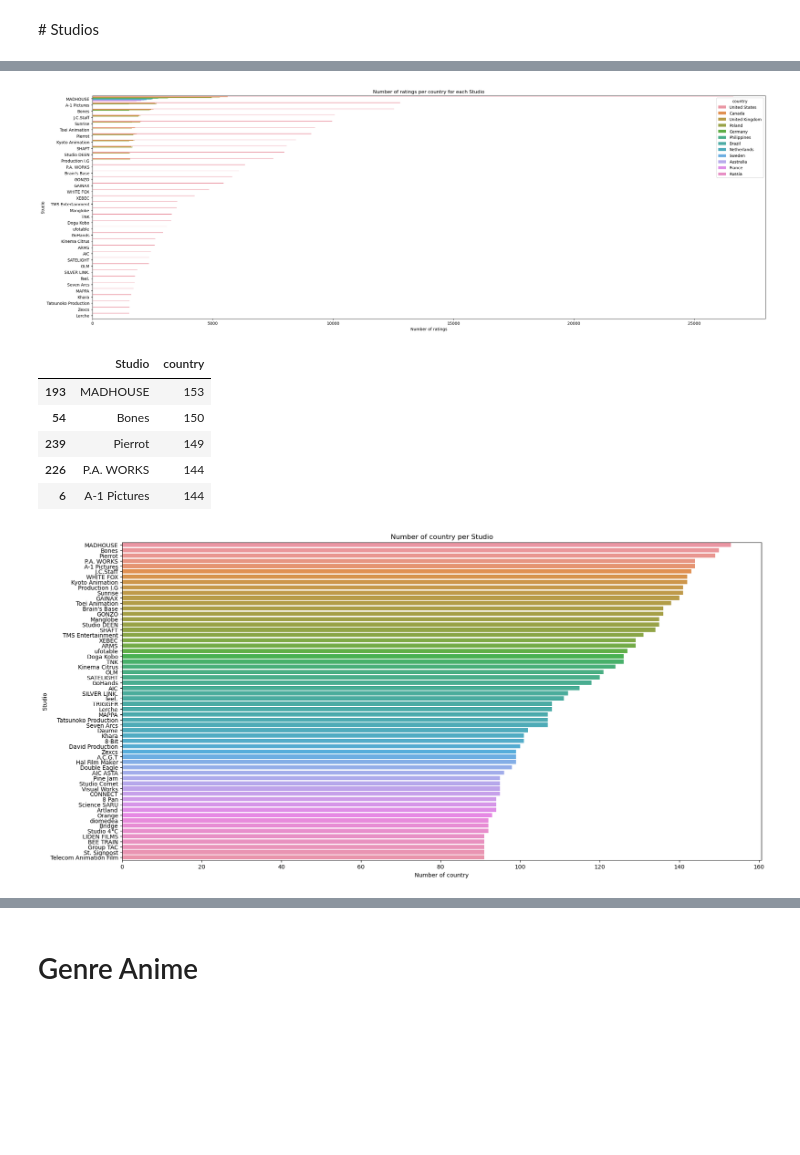
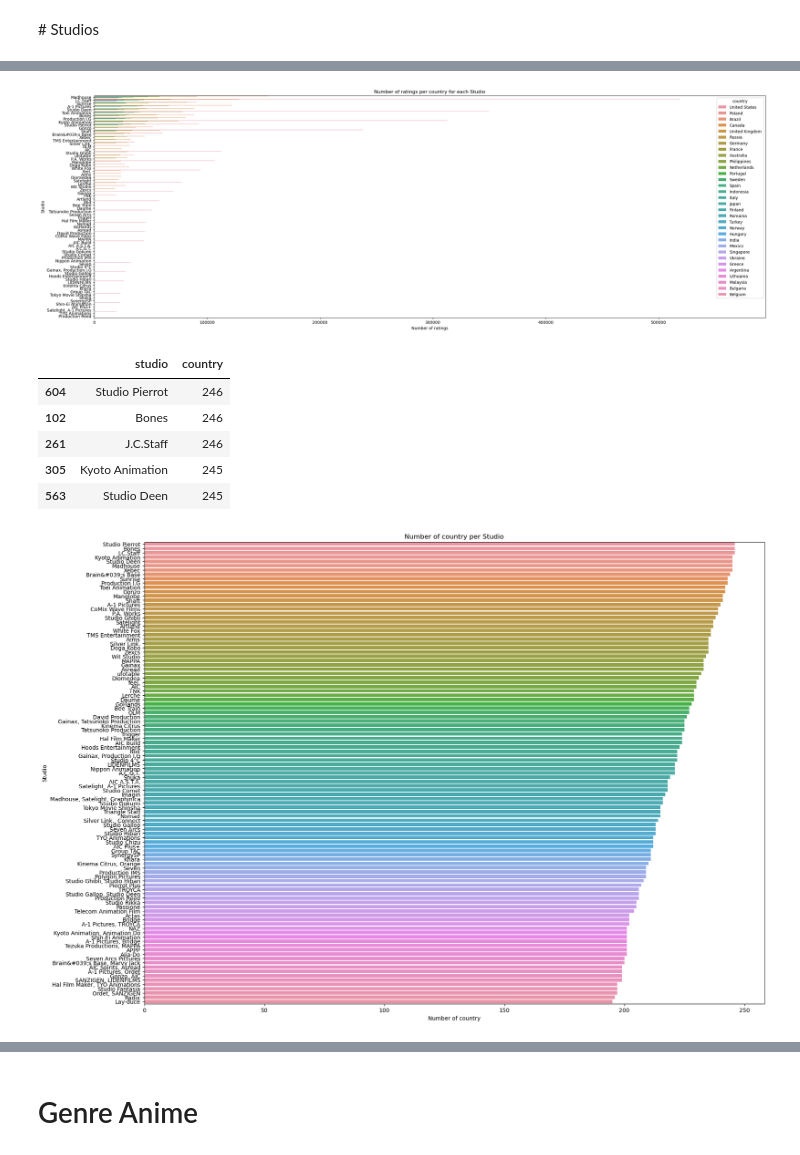
Before and after one commit to com-480-data-visualization/project-2023-vizmoica, a Jupyter notebook: eda_country.ipynb, the cells around one changed output, grey strips where cells are left out. Saved outputs shown, nothing was run; the diff lists cells and outputs as text; code cells hidden in the pictures; blank space fills up the shorter version.

```diff
--- a/eda_country.ipynb
+++ b/eda_country.ipynb
@@ -303,6 +378,4 @@ df_users_ratings = ratings.merge(users[["user_id", "gender", "location", "birth_
 # %%
-df_studios = df_animes.merge(df_users_ratings, left_on="anime_id", right_on="anime_id")
-df_studios.rename({"rating_x" : "average_rating"}, inplace=True)
-df_studios.rename({"rating_y" : "rating_user"}, inplace=True)
+df_studios = df_users_ratings.merge(df_animes, left_on="anime_id", right_on="anime_id").persist()
 df_studios
 # %% [output]
@@ -322,6 +390,0 @@ df_studios
-# %%
-# replace the location in dfFinalStudio with the country, with the help of locationToCountry. If the location is not in locationToCountry, then replace it with "Unknown"
-df_studios["country"] = df_studios["location"].apply(
-    lambda x: location_to_country[x] if x in location_to_country else ""
-)
-df_studios
@@ -376,10 +425,10 @@ df_studios["user_id"].nunique()
 # %%
 # Aggregate for each Studio the counts for each country
 df_studios_countries = (
-    df_studios.groupby(["Studio", "country"])
+    df_studios.groupby(["studio", "country"])
     .agg({"user_id": "count"})
     .rename(columns={"user_id": "num_ratings"})
-)  # .reset_index()
+).compute()  # .reset_index()
 df_studios_countries
 # %% [output]
 |  |  | num_ratings |
@@ -424,10 +473,10 @@ df_studios_countries.head(70)
 plt.figure(figsize=(30, 10))
 sns.barplot(
     x="num_ratings",
-    y="Studio",
+    y="studio",
     hue="country",
-    data=df_studios_countries[df_studios_countries['num_ratings'] >= 1500],
-    order=df_studios_countries[df_studios_countries['num_ratings'] >= 1500]["Studio"].unique(),
+    data=df_studios_countries[df_studios_countries['num_ratings'] >= 18000],
+    order=df_studios_countries[df_studios_countries['num_ratings'] >= 18000]["studio"].unique(),
 )
 plt.title("Number of ratings per country for each Studio")
 plt.xlabel("Number of ratings")
@@ -436,34 +485,34 @@ plt.show()
 # number of ratings per Studio
 #df_studios_countries.groupby("Studio").sum()
 # %% [output]
-[figure, old version]
+[figure, new version]
 # %%
-df_studio_per_country = df_studios_countries.copy()[['Studio', 'country']]
-df_studio_per_country = df_studio_per_country.groupby(['Studio']).count()
+df_studio_per_country = df_studios_countries.copy()[['studio', 'country']]
+df_studio_per_country = df_studio_per_country.groupby(['studio']).count()
 df_studio_per_country.reset_index(inplace=True)
 df_studio_per_country.sort_values(by=['country'], ascending=False, inplace=True)
 df_studio_per_country.head()
 # %% [output]
-|  | Studio | country |
-| 193 | MADHOUSE | 153 |
-| 54 | Bones | 150 |
-| 239 | Pierrot | 149 |
-| 226 | P.A. WORKS | 144 |
-| 6 | A-1 Pictures | 144 |
+|  | studio | country |
+| 604 | Studio Pierrot | 246 |
+| 102 | Bones | 246 |
+| 261 | J.C.Staff | 246 |
+| 305 | Kyoto Animation | 245 |
+| 563 | Studio Deen | 245 |
 # %%
-plt.figure(figsize=(20, 10))
+plt.figure(figsize=(20, 15))
 plot = sns.barplot(
     x="country",
-    y="Studio",
-    data=df_studio_per_country[df_studio_per_country['country'] >=90],
-    order=df_studio_per_country[df_studio_per_country['country'] >=90]["Studio"].unique(),
+    y="studio",
+    data=df_studio_per_country[df_studio_per_country['country'] >=195],
+    order=df_studio_per_country[df_studio_per_country['country'] >=195]["studio"].unique(),
 )
 plt.title("Number of country per Studio")
 plt.xlabel("Number of country")
 plt.ylabel("Studio")
 plt.show()
 plot.get_figure().savefig(data / plotPath / "Number of country per Studio.png")
 # %% [output]
-[figure, old version]
+[figure, new version]
 # %%
 # Print for Studio == "MADHOUSE"
```
Also changed, not shown: parts of 27 cells of this notebook, 2 other files.
